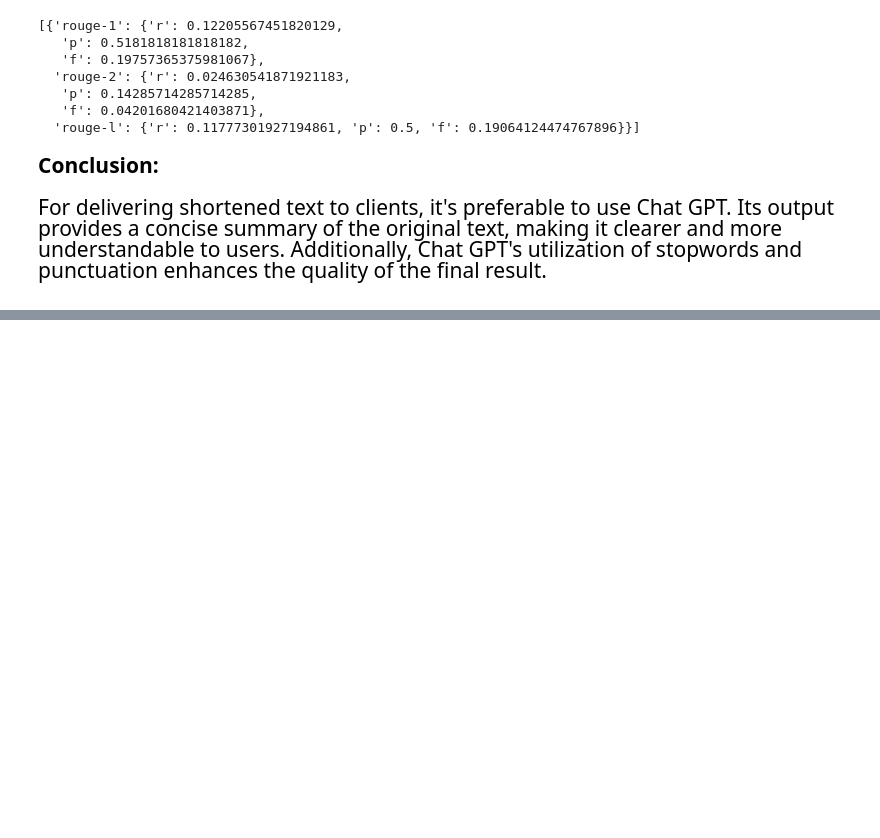
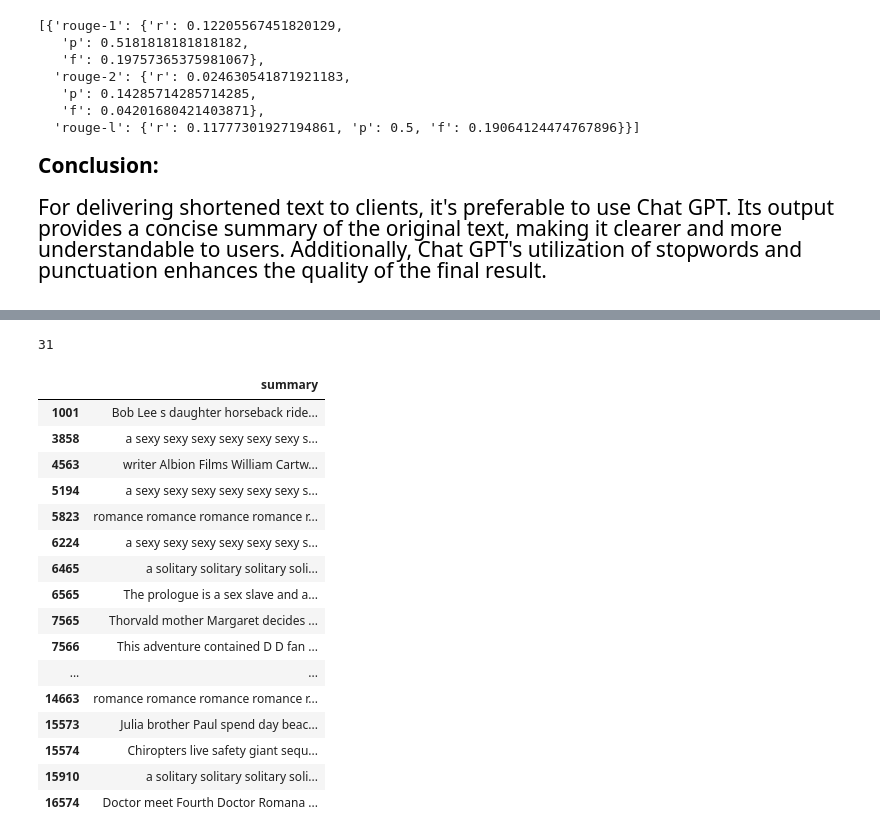
Before and after one commit to amirho3einsedaghati/DA_NLP_CV, a Jupyter notebook: component2_NLP/Component2_NLP.ipynb, the cells around one changed output, grey strips where cells are left out. Cells and saved outputs as stored; diff of their text form; code cells hidden in the pictures; blank space fills up the shorter version.

```diff
--- a/component2_NLP/Component2_NLP.ipynb
+++ b/component2_NLP/Component2_NLP.ipynb
@@ -684,0 +685,10 @@ predicted_sample_summaries.to_csv('1000_shortened_summaries.csv', index=False)
+# %%
+df1 = pd.read_csv(os.path.join('component2_NLP', 'datasets', 'shortened_df_0.csv'))
+dataframes = os.listdir(os.path.join('component2_NLP', 'datasets'))
+for df2_name in dataframes:
+    if df2_name != 'shortened_df_0.csv' and df2_name != 'EN-Stopwords.txt':
+        df2 = pd.read_csv(os.path.join('component2_NLP', 'datasets', df2_name))
+        df1 = pd.concat([df1, df2], join='inner', axis=0)
+# %%
+df1 = df1.reset_index(drop=True)
+df1
@@ -684,0 +709,22 @@ predicted_sample_summaries.to_csv('1000_shortened_summaries.csv', index=False)
+# %%
+print(len(df1[df1.duplicated()]))
+df1[df1.duplicated()]
+# %% [output]
+31
+|  | summary |
+| 1001 | Bob Lee s daughter horseback ride... |
+| 3858 | a sexy sexy sexy sexy sexy sexy s... |
+| 4563 | writer Albion Films William Cartw... |
+| 5194 | a sexy sexy sexy sexy sexy sexy s... |
+| 5823 | romance romance romance romance r... |
+| 6224 | a sexy sexy sexy sexy sexy sexy s... |
+| 6465 | a solitary solitary solitary soli... |
+| 6565 | The prologue is a sex slave and a... |
+| 7565 | Thorvald mother Margaret decides ... |
+| 7566 | This adventure contained D D fan ... |
+| ... | ... |
+| 14663 | romance romance romance romance r... |
+| 15573 | Julia brother Paul spend day beac... |
+| 15574 | Chiropters live safety giant sequ... |
+| 15910 | a solitary solitary solitary soli... |
+| 16574 | Doctor meet Fourth Doctor Romana ... |
```
Also changed, not shown: parts of 28 cells of this notebook.
